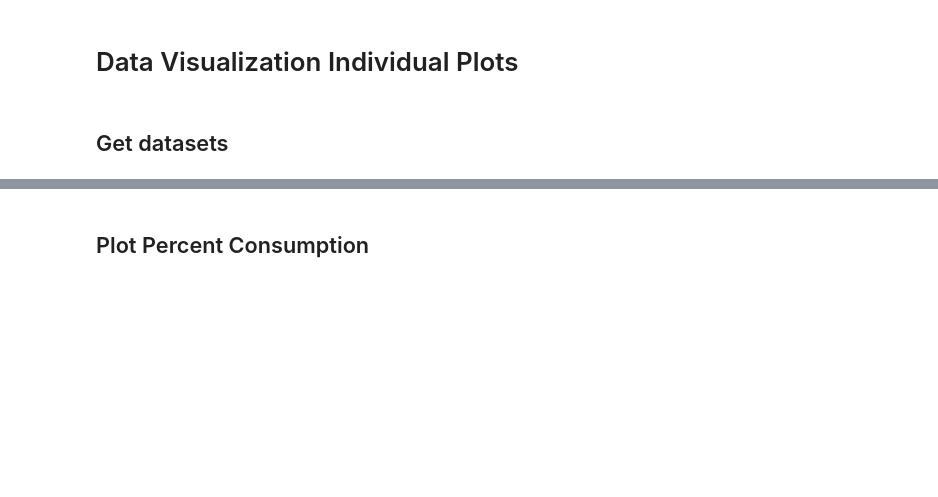
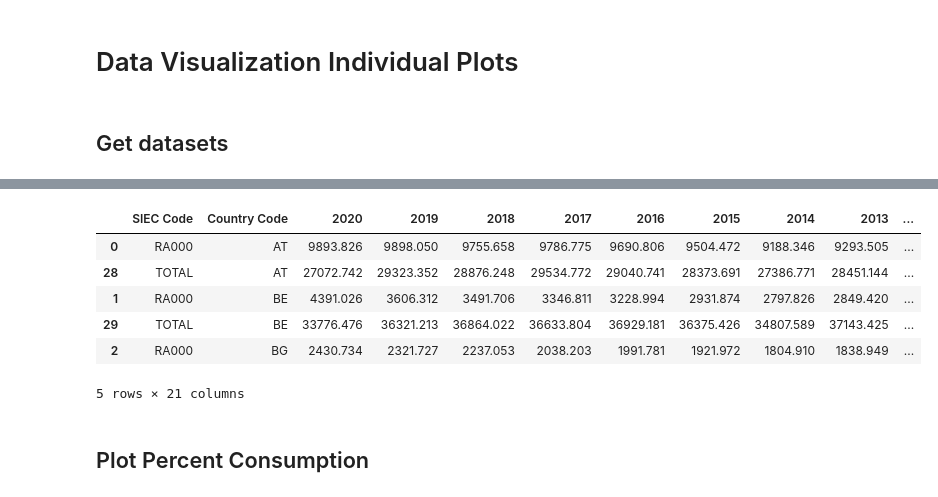
Before and after one commit to fpontejos/dataviz-dash, a Jupyter notebook: notebooks/individualplots.ipynb, the cells around one changed output, grey strips where cells are left out. Saved outputs shown, nothing was run; the diff lists cells and outputs as text; code cells hidden in the pictures; blank space fills up the shorter version.

```diff
--- a/notebooks/individualplots.ipynb
+++ b/notebooks/individualplots.ipynb
@@ -34,3 +58,13 @@ rs_data.loc[(rs_data['Country']=='Belgium')&(rs_data['SIEC Code']=='RA200'),'Con
+# %%
+pct_data.head()
+# %% [output]
+|  | SIEC Code | Country Code | 2020 | 2019 | 2018 | 2017 | 2016 | 2015 | 2014 | 2013 | ... |
+| 0 | RA000 | AT | 9893.826 | 9898.050 | 9755.658 | 9786.775 | 9690.806 | 9504.472 | 9188.346 | 9293.505 | ... |
+| 28 | TOTAL | AT | 27072.742 | 29323.352 | 28876.248 | 29534.772 | 29040.741 | 28373.691 | 27386.771 | 28451.144 | ... |
+| 1 | RA000 | BE | 4391.026 | 3606.312 | 3491.706 | 3346.811 | 3228.994 | 2931.874 | 2797.826 | 2849.420 | ... |
+| 29 | TOTAL | BE | 33776.476 | 36321.213 | 36864.022 | 36633.804 | 36929.181 | 36375.426 | 34807.589 | 37143.425 | ... |
+| 2 | RA000 | BG | 2430.734 | 2321.727 | 2237.053 | 2038.203 | 1991.781 | 1921.972 | 1804.910 | 1838.949 | ... |
+5 rows × 21 columns
 # %% [markdown]
 ## Plot Percent Consumption
 # %%
```
Also changed, not shown: parts of 6 cells of this notebook.
